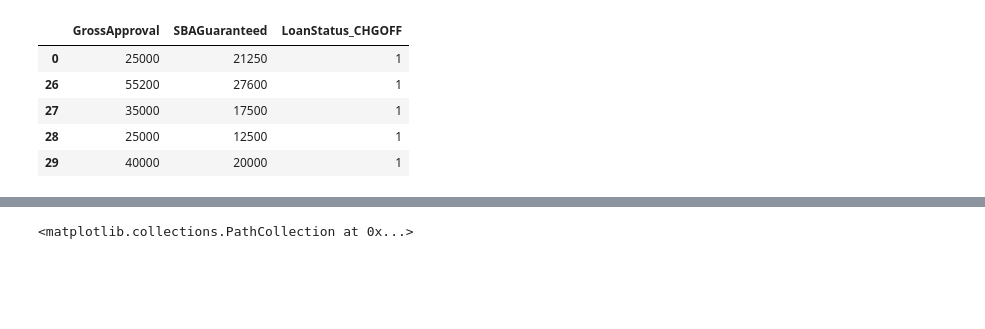
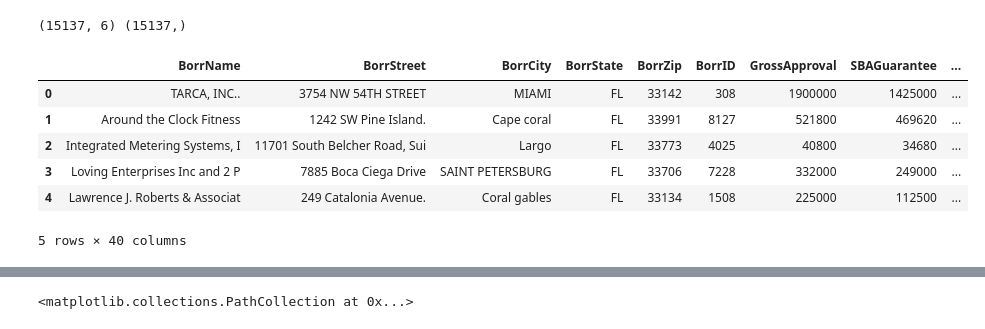
Before and after one commit to FJGalliano/MachineLearning_SBA, a Jupyter notebook: FLA_Pandas_Dummies.ipynb, the cells around one changed output, grey strips where cells are left out. Saved outputs shown, nothing was run; the diff lists cells and outputs as text; code cells hidden in the pictures; blank space fills up the shorter version.

```diff
--- a/FLA_Pandas_Dummies.ipynb
+++ b/FLA_Pandas_Dummies.ipynb
@@ -22,2 +21,0 @@ fla.head()
-# %%
-fla = fla.dropna()
@@ -30,15 +48,26 @@ print(X.shape, y.shape)
+# %%
+# X used "LoanStatus", "SBAGuarantee", "GrossApproval", "NaicsCode", "DebtCoverage", "Leverage", "PctOfGuarantee",
+
+X = fla[["GrossApproval", "PctOfGuarantee", "PctOfPrinColl", "DebtCoverage", "Leverage", "LoanStatus"]]
+y = fla["SBAGuarantee"]
+print(X.shape, y.shape)
+
+#.values.reshape(-1, 1)
+# %% [output]
+(15137, 6) (15137,)
 # %%
-data = X.copy()
+# data = X.copy()
 
-data_binary_encoded = pd.get_dummies(data, columns=["LoanStatus"])
+data_binary_encoded = pd.get_dummies(fla, columns=["LoanStatus"])
 data_binary_encoded.head()
 # %% [output]
-|  | GrossApproval | SBAGuaranteed | LoanStatus_CHGOFF |
-| 0 | 25000 | 21250 | 1 |
-| 26 | 55200 | 27600 | 1 |
-| 27 | 35000 | 17500 | 1 |
-| 28 | 25000 | 12500 | 1 |
-| 29 | 40000 | 20000 | 1 |
+|  | BorrName | BorrStreet | BorrCity | BorrState | BorrZip | BorrID | GrossApproval | SBAGuarantee | ... |
+| 0 | TARCA, INC.. | 3754 NW 54TH STREET | MIAMI | FL | 33142 | 308 | 1900000 | 1425000 | ... |
+| 1 | Around the Clock Fitness | 1242 SW Pine Island. | Cape coral | FL | 33991 | 8127 | 521800 | 469620 | ... |
+| 2 | Integrated Metering Systems, I | 11701 South Belcher Road, Sui | Largo | FL | 33773 | 4025 | 40800 | 34680 | ... |
+| 3 | Loving Enterprises Inc and 2 P | 7885 Boca Ciega Drive | SAINT PETERSBURG | FL | 33706 | 7228 | 332000 | 249000 | ... |
+| 4 | Lawrence J. Roberts & Associat | 249 Catalonia Avenue. | Coral gables | FL | 33134 | 1508 | 225000 | 112500 | ... |
+5 rows × 40 columns
 # %%
 from sklearn.model_selection import train_test_split
 
```
Also changed, not shown: parts of 23 cells of this notebook, 13 other files.
